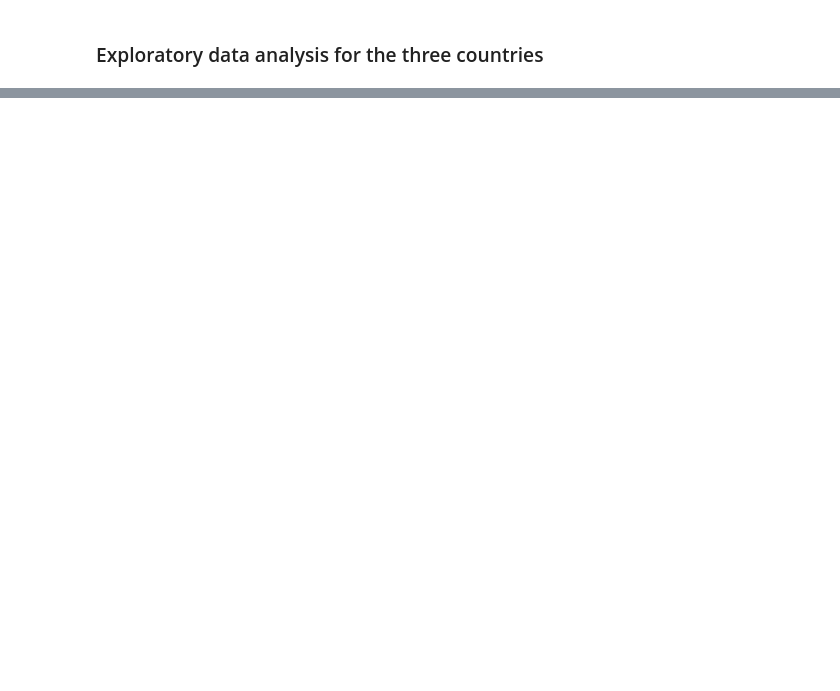
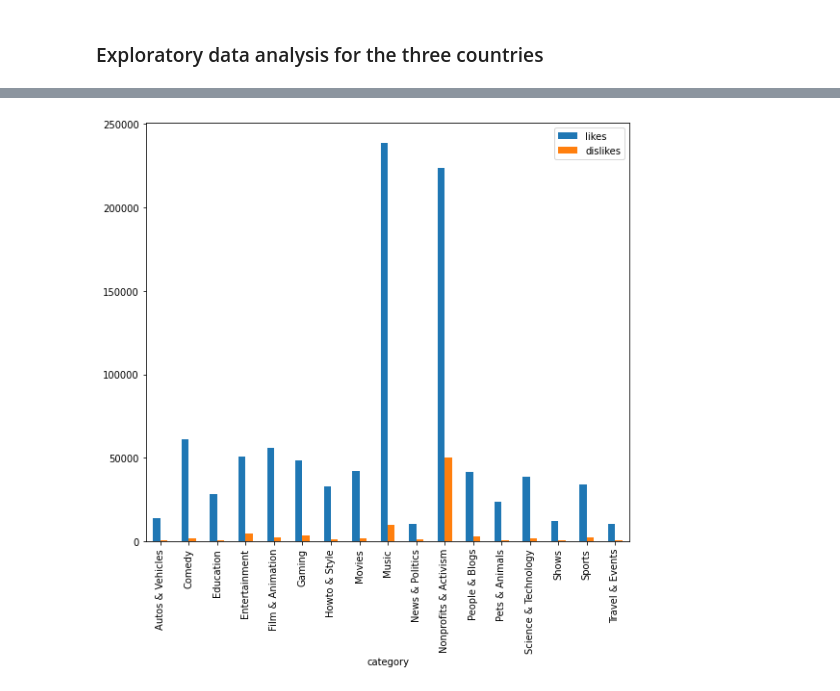
Before and after one commit to kogi-b/trending_youtube_video_statistics-CA-GB-US, a Jupyter notebook: trending-youtube-video-statistics-ca-gb-us.ipynb, the cells around one changed output, grey strips where cells are left out. Cells and saved outputs as stored; diff of their text form; code cells hidden in the pictures; blank space fills up the shorter version.

```diff
--- a/trending-youtube-video-statistics-ca-gb-us.ipynb
+++ b/trending-youtube-video-statistics-ca-gb-us.ipynb
@@ -436,0 +624,4 @@ Name: title, Length: 30626, dtype: int64
+# %%
+# the categories csv contains a table of category id and category
+categories = pd.read_csv("/kaggle/input/youtubecategories/youtube_categories - Sheet1.csv")
+categories.info()
@@ -436,0 +638,5 @@ Name: title, Length: 30626, dtype: int64
+# %%
+df = pd.merge(df, categories, left_on='category_id', right_on='id', how="left")
+# %%
+df.drop(columns=['id'], inplace=True)
+df.info()
@@ -436,0 +756,4 @@ Name: title, Length: 30626, dtype: int64
+# %%
+# avg_popularity = df.groupby(['category'])['likes', 'dislikes'].mean()
+avg_popularity = df.groupby(['category'], as_index=False)[['likes', 'dislikes']].mean()
+avg_popularity
@@ -436,0 +816,4 @@ Name: title, Length: 30626, dtype: int64
+# %%
+avg_popularity.plot(x="category", y=["likes", "dislikes"], kind="bar", figsize=(9, 8));
+# %% [output]
+[figure, added]
```
Also changed, not shown: parts of 73 cells of this notebook.
